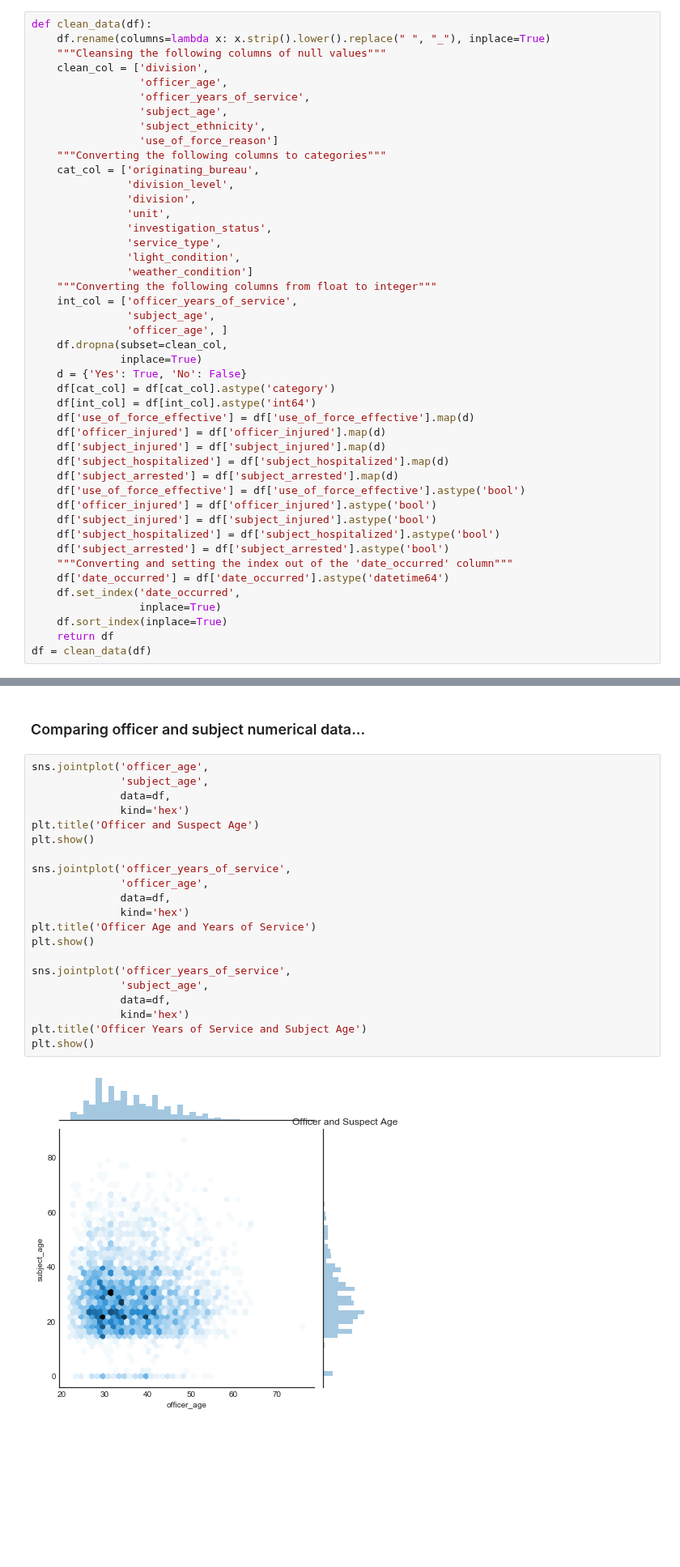
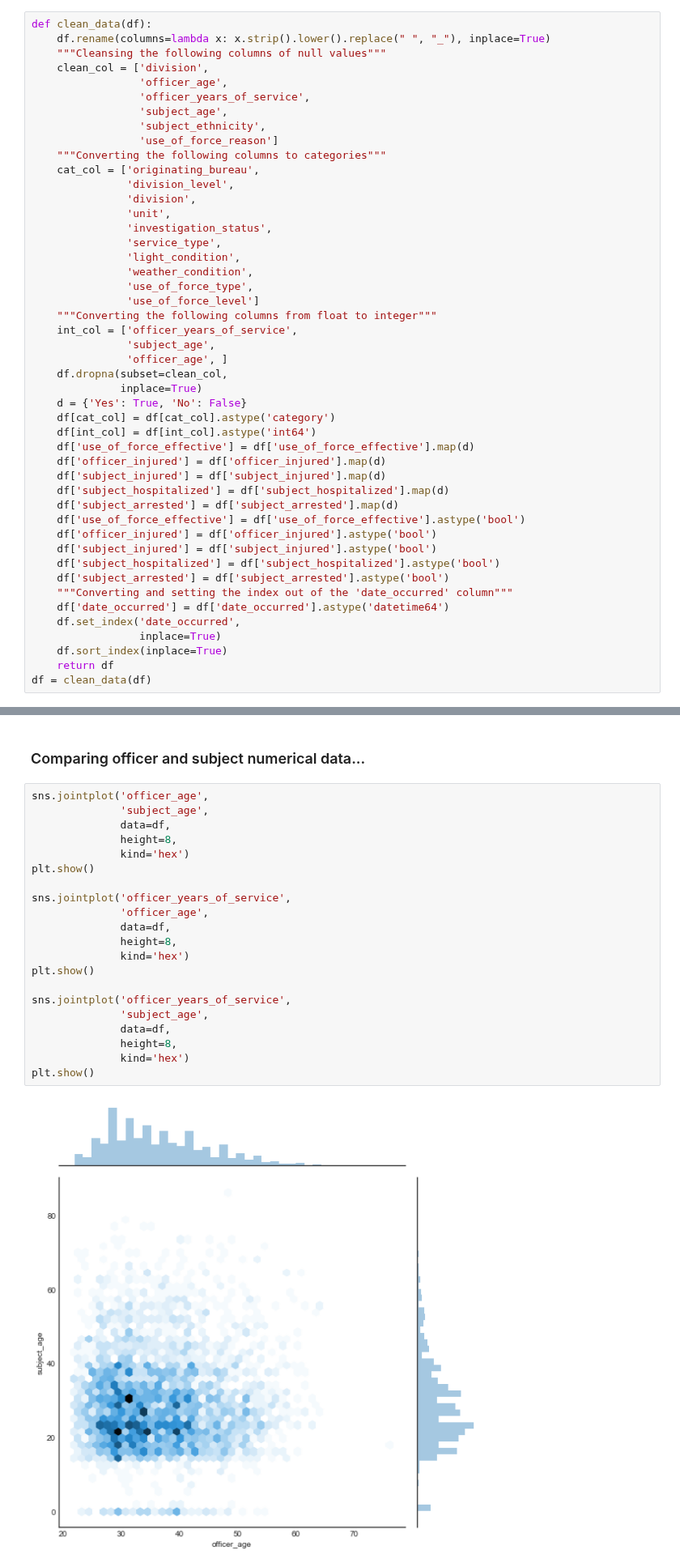
Before and after one commit to rgrantham82/Crime-Analysis, a Jupyter notebook: Crime Reports/NOPD Use of Force Incidents.ipynb, the cells around one changed output, grey strips where cells are left out. Shown at 81% size. Cells and saved outputs as stored; diff of their text form; blank space fills up the shorter version.

```diff
--- a/Crime Reports/NOPD Use of Force Incidents.ipynb
+++ b/Crime Reports/NOPD Use of Force Incidents.ipynb
@@ -75,7 +79,9 @@ def clean_data(df):
                'investigation_status',
                'service_type',
                'light_condition',
-               'weather_condition']
+               'weather_condition',
+               'use_of_force_type',
+               'use_of_force_level']
     """Converting the following columns from float to integer"""
     int_col = ['officer_years_of_service',
                'subject_age',
@@ -340,23 +404,23 @@ Name: subject_age, dtype: float64
 # %%
 sns.jointplot('officer_age',
               'subject_age',
               data=df,
+              height=8,
               kind='hex')
-plt.title('Officer and Suspect Age')
 plt.show()
 
 sns.jointplot('officer_years_of_service',
               'officer_age',
               data=df,
+              height=8,
               kind='hex')
-plt.title('Officer Age and Years of Service')
 plt.show()
 
 sns.jointplot('officer_years_of_service',
               'subject_age',
               data=df,
+              height=8,
               kind='hex')
-plt.title('Officer Years of Service and Subject Age')
 plt.show()
 # %% [output]
-[figure, old version]
+[figure, new version]
```
Also changed, not shown: parts of 8 cells of this notebook.
